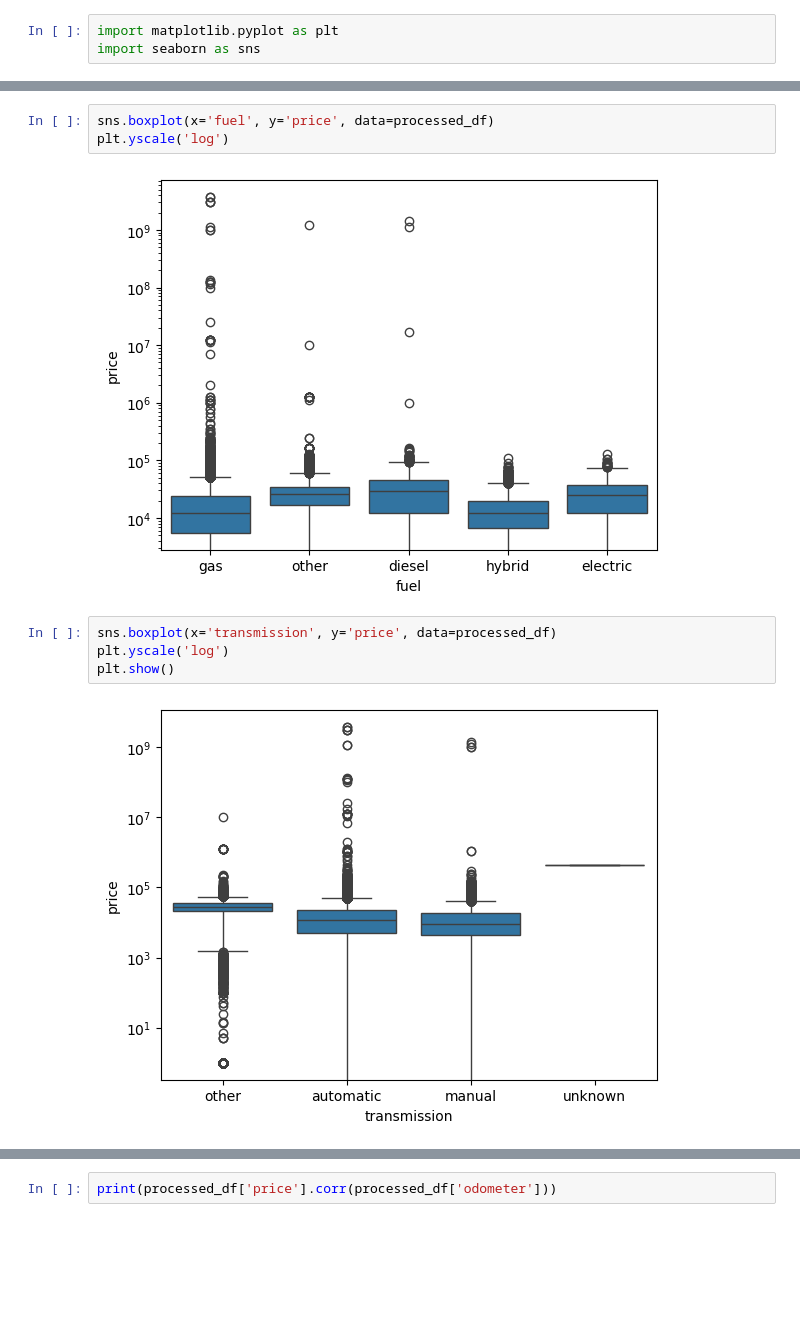
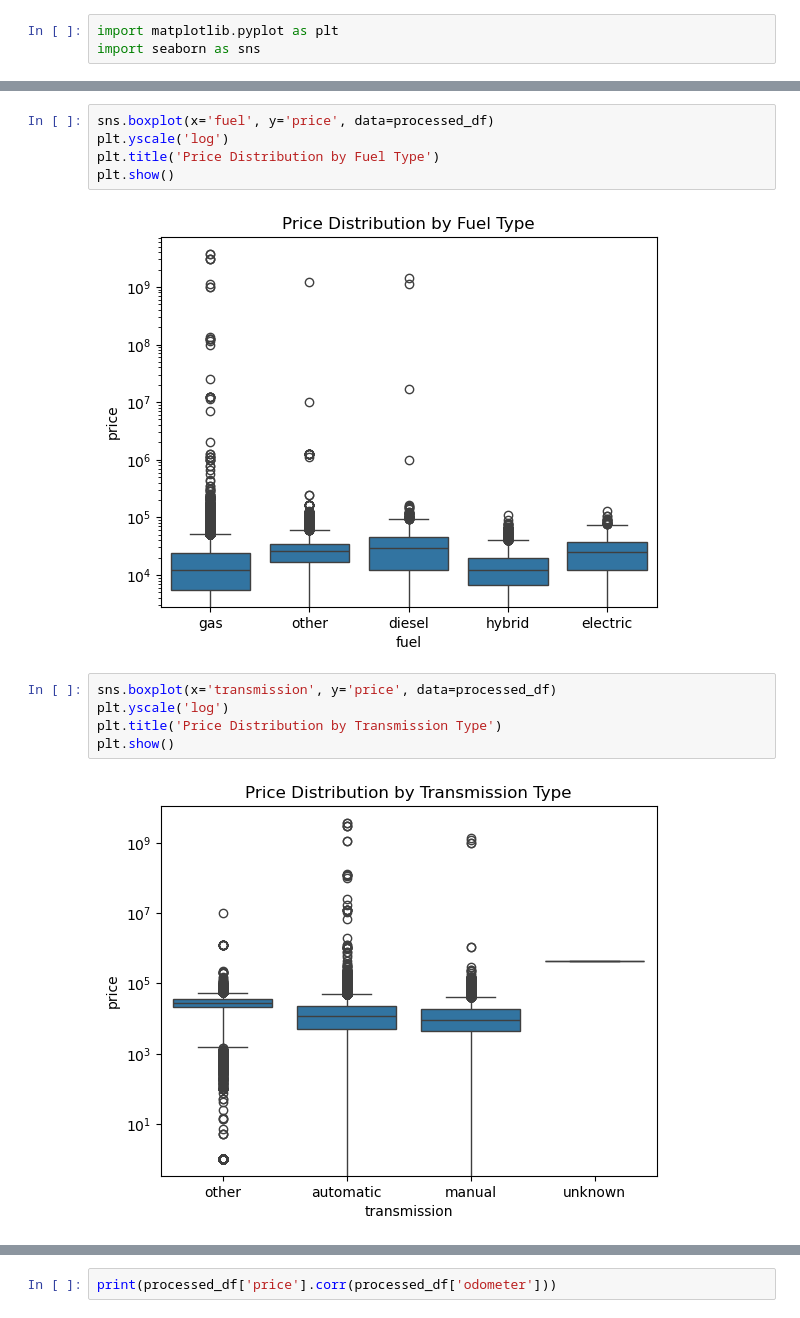
Before and after one commit to Suffiyan-dev/used_car_price_prediction, a Jupyter notebook: notebooks/eda_and_feature_engineering.ipynb, the cells around one changed output, grey strips where cells are left out. Saved outputs shown, nothing was run; the diff lists cells and outputs as text; blank space fills up the shorter version.

```diff
--- a/notebooks/eda_and_feature_engineering.ipynb
+++ b/notebooks/eda_and_feature_engineering.ipynb
@@ -252,13 +272,16 @@ plt.show()
 # %%
 sns.boxplot(x='fuel', y='price', data=processed_df)
 plt.yscale('log')
+plt.title('Price Distribution by Fuel Type')
+plt.show()
 # %% [output]
-[figure, old version]
+[figure, new version]
 # %%
 sns.boxplot(x='transmission', y='price', data=processed_df)
 plt.yscale('log')
+plt.title('Price Distribution by Transmission Type')
 plt.show()
 # %% [output]
-[figure, old version]
+[figure, new version]
 # %%
 sns.barplot(x='transmission', y='price', data=processed_df)
```
Also changed, not shown: parts of 49 cells of this notebook, 4 other files.
